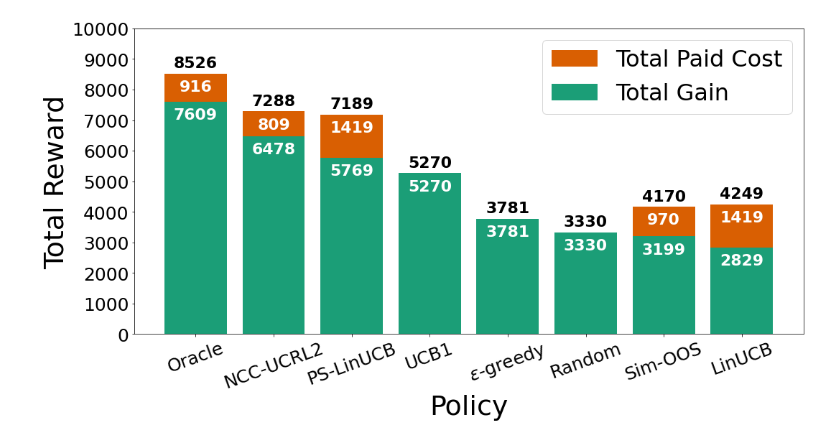
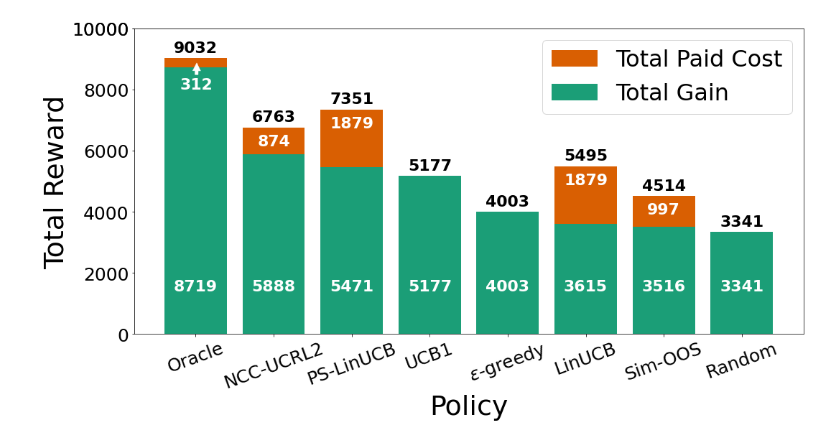
Before and after one commit to saeedghoorchian/NCC-Bandits, a Jupyter notebook: experiments/nursery/making_figures/reward_cost_barchart.ipynb, the cells around one changed output. Cells and saved outputs as stored; diff of their text form; code cells hidden in the pictures.

```diff
--- a/experiments/nursery/making_figures/reward_cost_barchart.ipynb
+++ b/experiments/nursery/making_figures/reward_cost_barchart.ipynb
@@ -3,7 +3,7 @@ import matplotlib.pyplot as plt
 import pickle
 import numpy as np
 # %%
-with open('../results/gains.pickle', 'rb') as f:
+with open('../results/gains_final.pickle', 'rb') as f:
     data = pickle.load(f)
 # %%
 gains = data['gain']
@@ -63,9 +91,13 @@ rects_gain = ax.bar(labels, final_gains,
 
 # Write values for gains and rewards
 for i, rect in enumerate(rects_gain):
-#     if labels[i] != 'NCC-UCRL2':
-#         rect.set_alpha(0.6)
-    gain_height = rect.get_height()
+
+    gain_height = 2000#rect.get_height()
+
+
+#     if labels[i] == 'Oracle':
+#         gain_height = rects_gain[i+1].get_height()
+
     ax.text(rect.get_x() + rect.get_width()/2.0, gain_height-670,
             '%.1d' % final_gains[i],
             ha='center', va='bottom',
@@ -84,41 +116,54 @@ for i, rect in enumerate(rects_gain):
 
 # Write values for costs
 for i, rect in enumerate(rects_cost):
-#     if labels[i] != 'NCC-UCRL2':
-#         rect.set_alpha(0.5)
 
     if final_costs[i] == 0:
         continue
+
+    if labels[i] == 'Oracle':
+        continue
+
     height = rect.get_height() + rects_gain[i].get_height()
 
-    ax.text(rect.get_x() + rect.get_width()/2.0, height-670,
+    ax.text(rect.get_x() + rect.get_width()/2.0, height - 685,
             '%.1d' % final_costs[i],
             ha='center', va='bottom',
             fontsize=22,
             color='w',
             fontweight='bold',
     )
 
+# Write value for oracle cost that did not fit inside rectangle
+oracle_index = labels.index('Oracle')
+oracle_gain_height = rects_gain[oracle_index].get_height() - 700
+oracle_gain_loc = rects_gain[oracle_index].get_x() + rects_gain[oracle_index].get_width()/2.0 - 0.2
+oracle_cost = final_costs[oracle_index]
 
+xytext=(oracle_gain_loc, oracle_gain_height)
+xy = (xytext[0]+0.215, xytext[1]+900)
+
+ax.annotate(
+    text=f"{int(oracle_cost)}",
+    xy=xy,
+    xytext=xytext,
+    arrowprops=dict(arrowstyle="simple", color='w', linewidth=0.5),
+    fontsize=22, fontweight='bold',
+    color='w',
+)
 
 plt.xticks(rotation=20, fontsize=25)
 extraticks = [10000]
 plt.yticks(list(ax.get_yticks()) + extraticks, fontsize=25)
-
-
-# ticklabels = [t for t in plt.gca().get_xticklabels()]
-# # i = labels.index('NCC-UCRL2')
-# ticklabels[i].set_fontweight("bold")
 
 
 ax.set_xlabel('Policy', fontsize=38)
 ax.set_ylabel('Total Reward', fontsize=38)
 
 plt.legend(prop={'size': 32});
 
 plt.tight_layout()
 
 plt.savefig('nursery_reward_barchart.pdf', bbox_inches='tight')
 plt.show()
 # %% [output]
-[figure, old version]
+[figure, new version]
```
Also changed, not shown: parts of 5 cells of this notebook, 13 other files.
